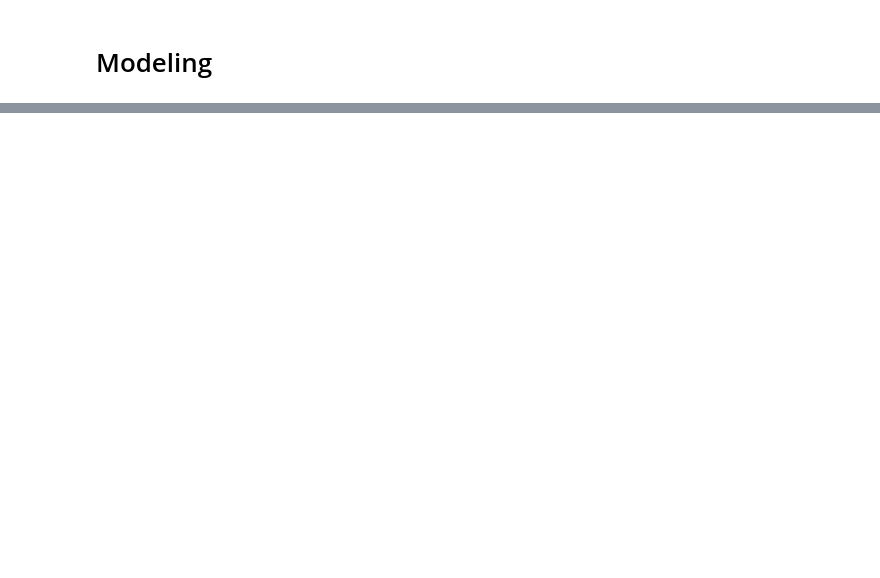
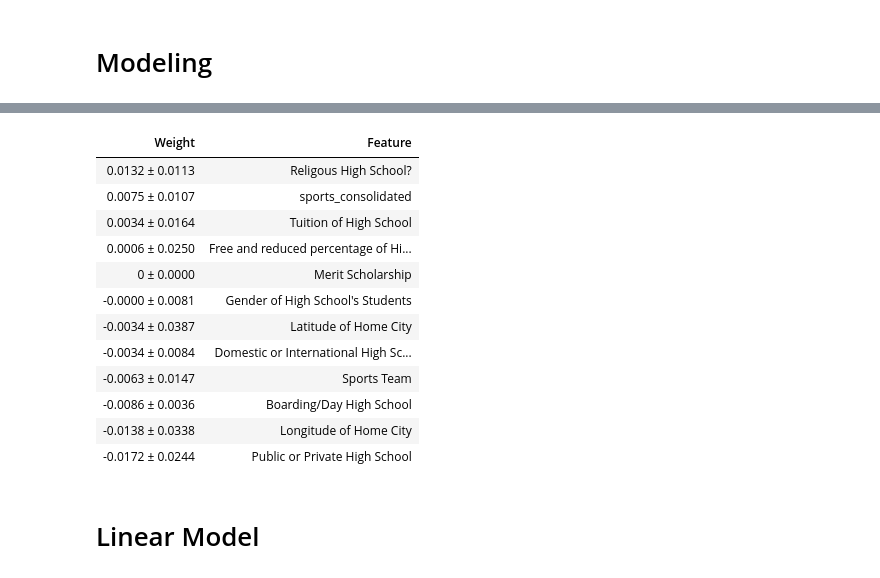
Before and after one commit to tyleretheridge/Greek-Life-Modeling-Project, a Jupyter notebook: Greek_Life_Modeling.ipynb, the cells around one changed output, grey strips where cells are left out. Saved outputs shown, nothing was run; the diff lists cells and outputs as text; code cells hidden in the pictures; blank space fills up the shorter version.

```diff
--- a/Greek_Life_Modeling.ipynb
+++ b/Greek_Life_Modeling.ipynb
@@ -193,0 +369,21 @@ target = 'Greek'
+# %%
+#Remake model without fitting in pipeline
+
+transformers = make_pipeline(
+    ce.OrdinalEncoder(),
+    SimpleImputer(strategy='median')
+)
+
+# Execute Pipeline
+X_train_transformed = transformers.fit_transform(X_train)
+X_val_transformed = transformers.transform(X_val)
+
+# Instantiate Model
+model = RandomForestClassifier(
+    n_estimators=100,
+    random_state=20,
+    n_jobs=-1
+)
+
+# Model Fit
+model.fit(X_train_transformed, y_train)
@@ -193,0 +431,26 @@ target = 'Greek'
+# %%
+# Set column names to list
+feature_names = X_val.columns.tolist()
+
+#Print Permutation Importances
+eli5.show_weights(
+    permuter,
+    top=None,
+    feature_names=feature_names
+)
+# %% [output]
+| Weight | Feature |
+| 0.0132 ± 0.0113 | Religous High School? |
+| 0.0075 ± 0.0107 | sports_consolidated |
+| 0.0034 ± 0.0164 | Tuition of High School |
+| 0.0006 ± 0.0250 | Free and reduced percentage of Hi... |
+| 0 ± 0.0000 | Merit Scholarship |
+| -0.0000 ± 0.0081 | Gender of High School's Students |
+| -0.0034 ± 0.0387 | Latitude of Home City |
+| -0.0034 ± 0.0084 | Domestic or International High Sc... |
+| -0.0063 ± 0.0147 | Sports Team |
+| -0.0086 ± 0.0036 | Boarding/Day High School |
+| -0.0138 ± 0.0338 | Longitude of Home City |
+| -0.0172 ± 0.0244 | Public or Private High School |
+# %% [markdown]
+# Linear Model
```
Also changed, not shown: parts of 41 cells of this notebook.
